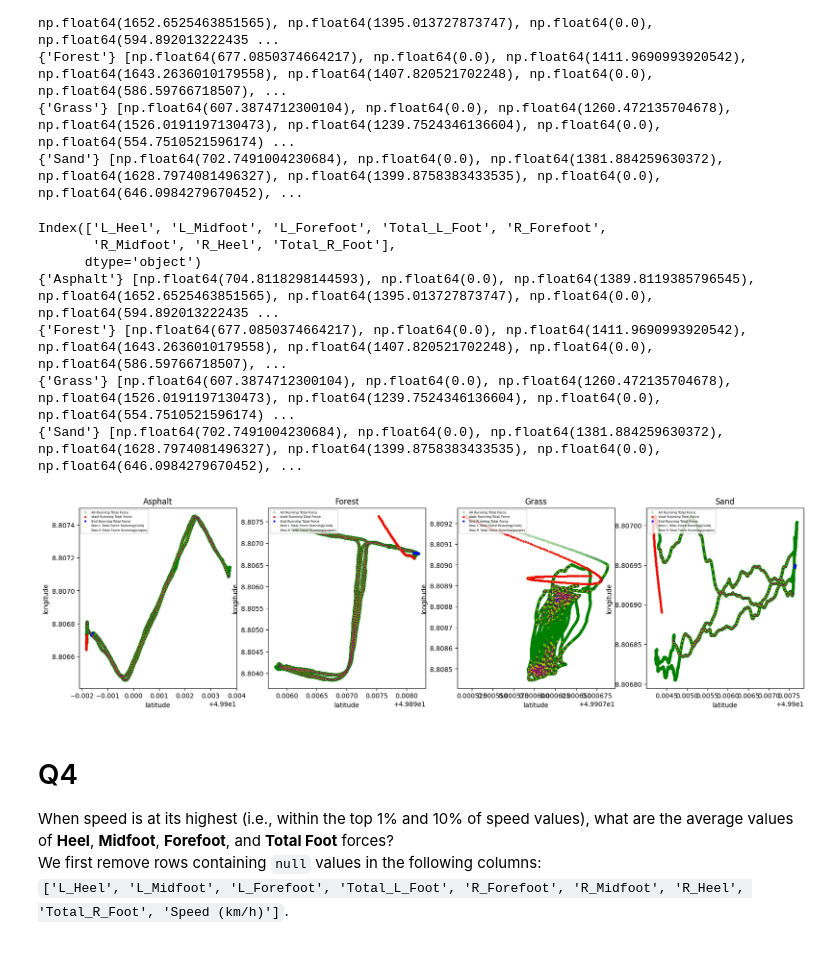
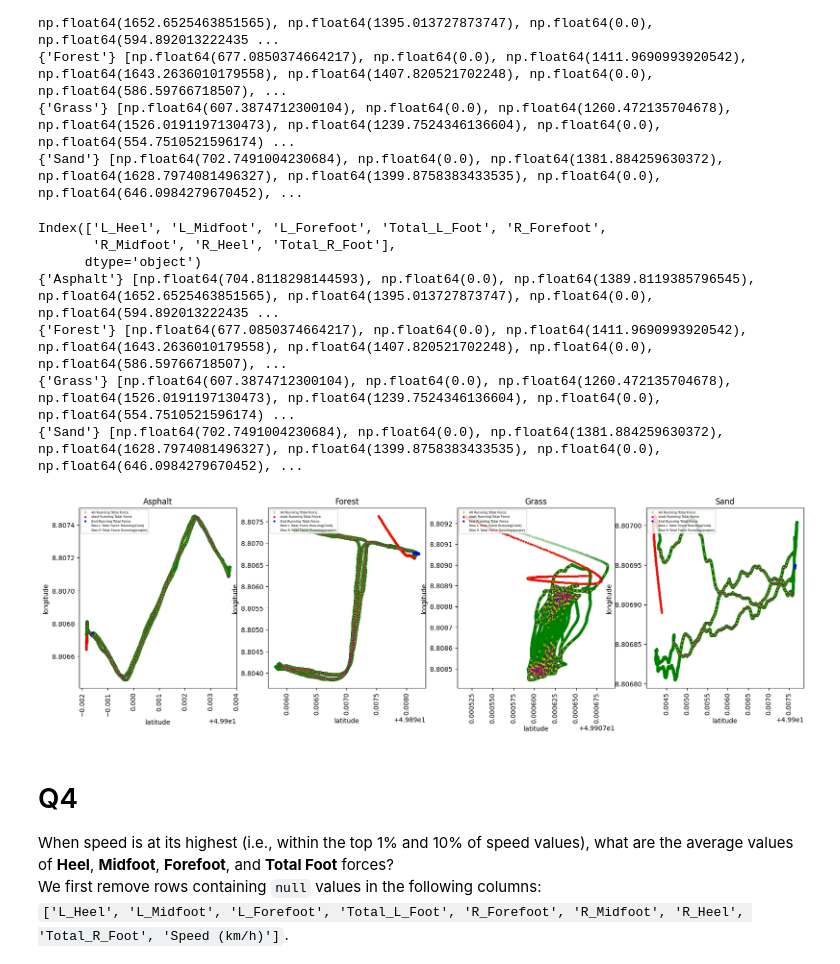
Before and after one commit to Mohsenmohebbi1993/Biomechanik, a Jupyter notebook: notebooks/3. Analysis Foot HeartRate GPX.ipynb, the cells around one changed output. Saved outputs shown, nothing was run; the diff lists cells and outputs as text; code cells hidden in the pictures.

```diff
--- a/notebooks/3. Analysis Foot HeartRate GPX.ipynb
+++ b/notebooks/3. Analysis Foot HeartRate GPX.ipynb
@@ -145,6 +145,7 @@ for i in name_17:
     print(f"Date: {df["value"].iloc[2]}  foundation: {df["foundation"].iloc[0]}  speed(km/h): {mead_speed}")
     loc_plot+=1
     plt.xlabel("latitude")
+    plt.xticks(rotation=90)
     plt.ylabel("longitude")
     plt.title(f"{df["foundation"].iloc[0]}")
     plt.legend(loc='upper left', fontsize=5)
@@ -258,6 +259,7 @@ for i in name_17:
     print(f"Date: {df["value"].iloc[2]}  foundation: {df["foundation"].iloc[0]}  HR (bpm) : {mead_HR}")
     loc_plot+=1
     plt.xlabel("latitude")
+    plt.xticks(rotation=90)
     plt.ylabel("longitude")
     plt.title(f"{df["foundation"].iloc[0]}")
     plt.legend(loc='upper left', fontsize=5)
@@ -351,34 +353,35 @@ for i in name_17:
         sorted_speeds = df[j].sort_values(ascending=False)
         top_1_percent = sorted_speeds.head(int(len(sorted_speeds) * top))
         mean_top_1_percent = top_1_percent.mean()
         row_data.append(mean_top_1_percent)
     print({df["foundation"].iloc[0]} , list(row_data))
 
     sorted_df_speed = df.sort_values(by="Total_L_Foot", ascending=False)
     top_df = sorted_df_speed.head(int(len(sorted_df_speed) * top))
     plt.scatter(top_df["latitude"], top_df["longitude"],
                 s=1, color="gold", alpha=0.10, linestyle='-',
                 label="Max L Total Force Running(Gold)")
 
     sorted_df_speed = df.sort_values(by="Total_R_Foot", ascending=False)
     top_df = sorted_df_speed.head(int(len(sorted_df_speed) * top))
     plt.scatter(top_df["latitude"], top_df["longitude"],
                 s=1, color="purple", alpha=0.08, linestyle='-',
                 label="Max R Total Force Running(purple)")
     loc_plot+=1
     plt.xlabel("latitude")
+    plt.xticks(rotation=90)
     plt.ylabel("longitude")
     plt.title(f"{df["foundation"].iloc[0]}")
     plt.legend(loc='upper left', fontsize=5)
 # %% [output]
 Index(['L_Heel', 'L_Midfoot', 'L_Forefoot', 'Total_L_Foot', 'R_Forefoot',
        'R_Midfoot', 'R_Heel', 'Total_R_Foot'],
       dtype='object')
 {'Asphalt'} [np.float64(704.8118298144593), np.float64(0.0), np.float64(1389.8119385796545), np.float64(1652.6525463851565), np.float64(1395.013727873747), np.float64(0.0), np.float64(594.892013222435 ...
 {'Forest'} [np.float64(677.0850374664217), np.float64(0.0), np.float64(1411.9690993920542), np.float64(1643.2636010179558), np.float64(1407.820521702248), np.float64(0.0), np.float64(586.59766718507), ...
 {'Grass'} [np.float64(607.3874712300104), np.float64(0.0), np.float64(1260.472135704678), np.float64(1526.0191197130473), np.float64(1239.7524346136604), np.float64(0.0), np.float64(554.7510521596174) ...
 {'Sand'} [np.float64(702.7491004230684), np.float64(0.0), np.float64(1381.884259630372), np.float64(1628.7974081496327), np.float64(1399.8758383433535), np.float64(0.0), np.float64(646.0984279670452), ...
-[figure, old version]
+[figure, new version]
 # %% [markdown]
 # Q4
 When speed is at its highest (i.e., within the top 1% and 10% of speed values), what are the average values of **Heel**, **Midfoot**, **Forefoot**, and **Total Foot** forces?
```
Also changed, not shown: parts of 3 cells of this notebook.
